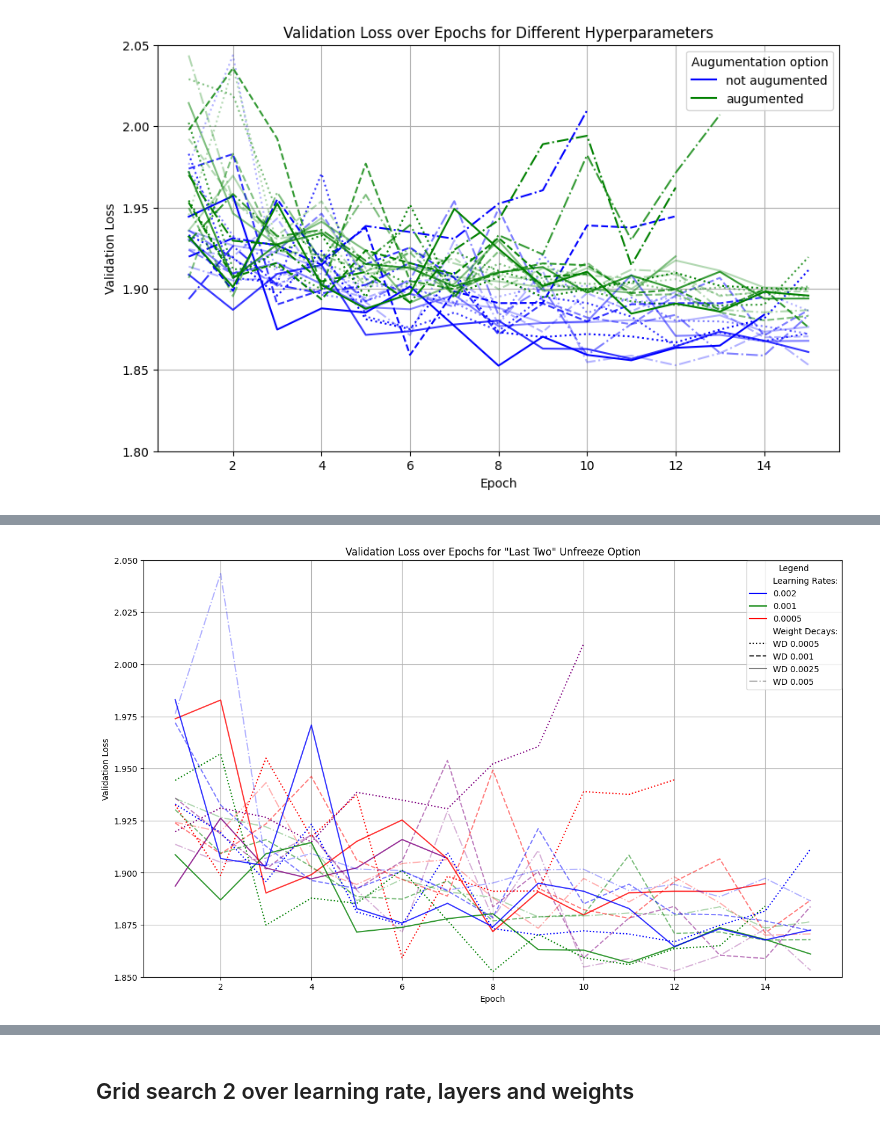
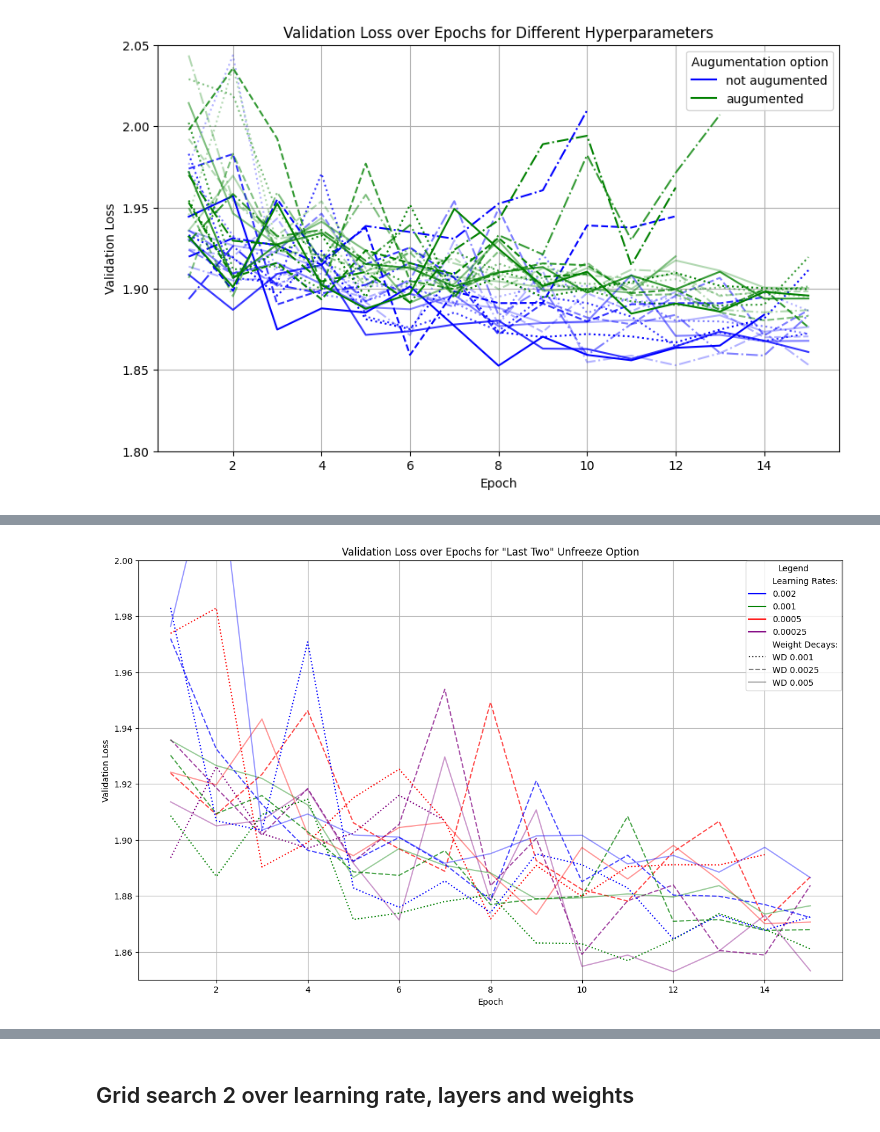
Before and after one commit to kaifoerster/BuildingAgePredictorML, a Jupyter notebook: demo/gridsearch_resnet18.ipynb, the cells around one changed output, grey strips where cells are left out. Drawn from its saved outputs; the diff is of its cells as text; code cells hidden in the pictures.

```diff
--- a/demo/gridsearch_resnet18.ipynb
+++ b/demo/gridsearch_resnet18.ipynb
@@ -583,40 +586,42 @@ plt.show()
 # %%
+df_3 = df_2[df_2['weight_decay'] != 0.0005]
+
 # Define colors and line styles based on learning rate and weight decay
 color_map = {0.001: 'blue', 0.00075: 'green', 0.0005: 'red', 0.00025: 'purple'}
-line_style_map = {0.0005: ':', 0.001: '-', 0.0025: '--', 0.005: '-.'}
-opacity_map = {0.0005: 1.0, 0.001: 0.8, 0.0025: 0.5, 0.005: 0.3}
+line_style_map = {0.001: ':', 0.0025: '--', 0.005: '-'}
+opacity_map = {0.001: 1.0, 0.0025: 0.7, 0.005: 0.4}
 
 # Sample data plotting
 plt.figure(figsize=(15, 9))
-for (lr, weight), group_data in df_2.groupby(['learning_rate', 'weight_decay']):
+for (lr, weight), group_data in df_3.groupby(['learning_rate', 'weight_decay']):
     plt.plot(group_data['epoch'], group_data['validation_loss'],
              color=color_map[lr],
              linestyle=line_style_map[weight],
              alpha=opacity_map[weight])
 
 # Setting the y-axis limits
-plt.ylim(1.85, 2.05)
+plt.ylim(1.85, 2.00)
 
 # Create custom legends
 legend_handles = [
     mlines.Line2D([], [], color='none', marker='s', markersize=10,
                   label='Learning Rates:', linestyle='None'),
     mlines.Line2D([], [], color='blue', label='0.002'),
     mlines.Line2D([], [], color='green', label='0.001'),
     mlines.Line2D([], [], color='red', label='0.0005'),
+    mlines.Line2D([], [], color='purple', label='0.00025'),
     mlines.Line2D([], [], color='none', marker='s', markersize=10,
                   label='Weight Decays:', linestyle='None'),
-    mlines.Line2D([], [], color='black', linestyle=':', alpha=1.0, label='WD 0.0005'),
-    mlines.Line2D([], [], color='black', linestyle='--', alpha=0.8, label='WD 0.001'),
-    mlines.Line2D([], [], color='black', linestyle='-', alpha=0.5, label='WD 0.0025'),
-    mlines.Line2D([], [], color='black', linestyle='-.', alpha=0.3, label='WD 0.005')
+    mlines.Line2D([], [], color='black', linestyle=':', alpha=0.8, label='WD 0.001'),
+    mlines.Line2D([], [], color='black', linestyle='--', alpha=0.5, label='WD 0.0025'),
+    mlines.Line2D([], [], color='black', linestyle='-', alpha=0.3, label='WD 0.005')
 ]
 
 plt.legend(handles=legend_handles, title="Legend", loc="upper right", borderaxespad=0.1)
 plt.title('Validation Loss over Epochs for "Last Two" Unfreeze Option')
 plt.xlabel('Epoch')
 plt.ylabel('Validation Loss')
 plt.grid(True)
 plt.show()
 # %% [output]
-[figure, old version]
+[figure, new version]
```
Also changed, not shown: parts of 3 cells of this notebook.
